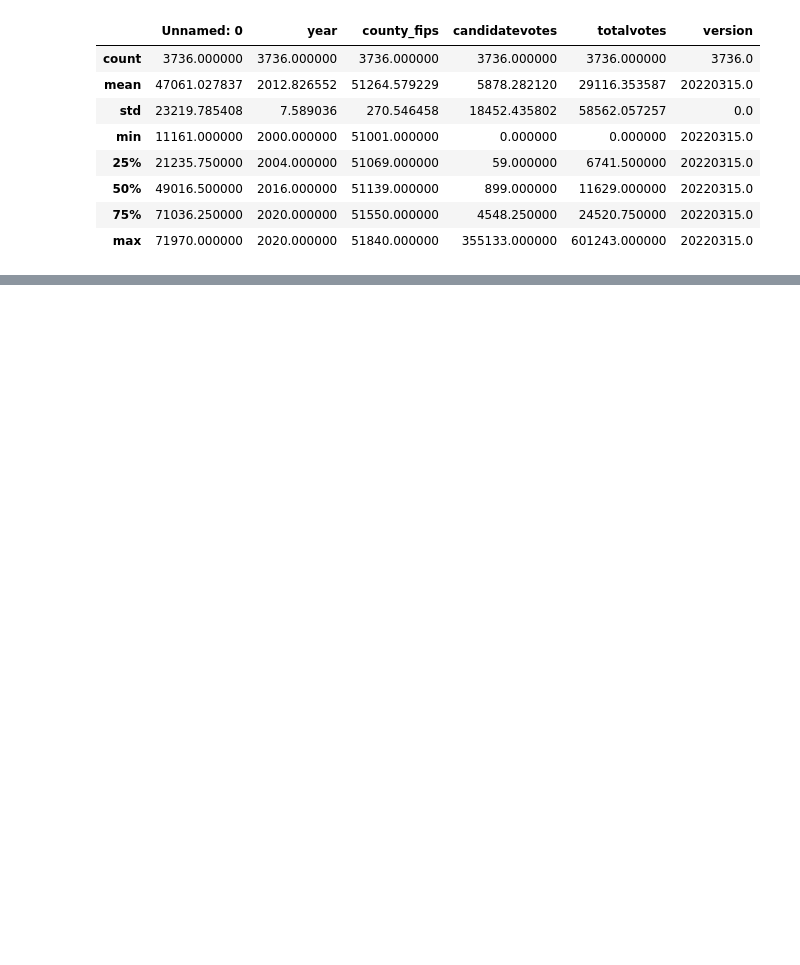
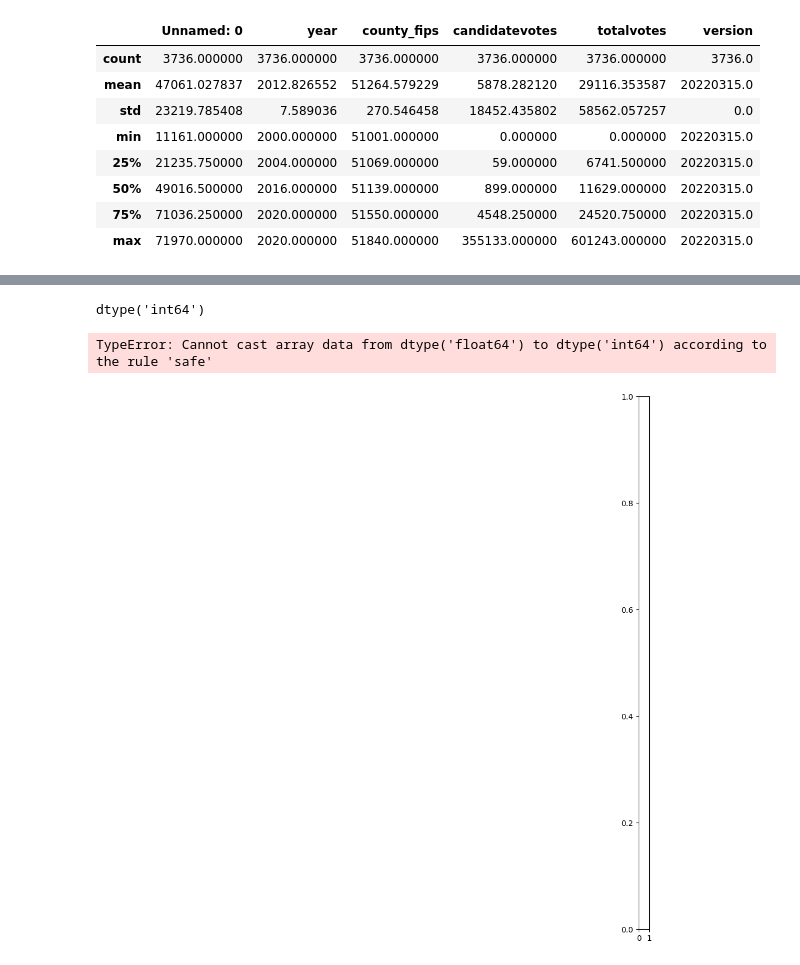
Before and after one commit to kkuang116/project_voting, a Jupyter notebook: ML_project3.ipynb, the cells around one changed output, grey strips where cells are left out. Cells and saved outputs as stored; diff of their text form; code cells hidden in the pictures; blank space fills up the shorter version.

```diff
--- a/ML_project3.ipynb
+++ b/ML_project3.ipynb
@@ -96,0 +189,14 @@ Appendix
+# %%
+votingdf['totalvotes'].dtype
+# %% [output]
+dtype('int64')
+# %%
+fig = plt.figure()
+ax = fig.add_axes([0, 0, 2, 2])
+divider = make_axes_locatable(ax)
+ax.axis('off')
+cax = divider.append_axes("right", size="2%", pad=0.08)
+mapdf.plot(ax=ax,column='Population2022',legend=True,cax=cax)
+# %% [output]
+TypeError: Cannot cast array data from dtype('float64') to dtype('int64') according to the rule 'safe'
+[figure, added]
```
Also changed, not shown: parts of 30 cells of this notebook.
